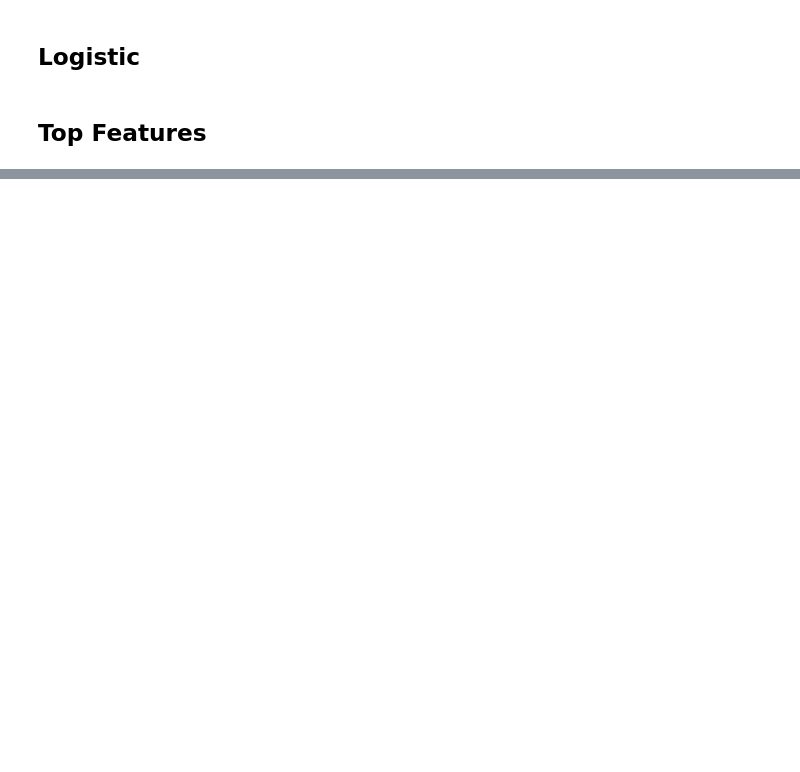
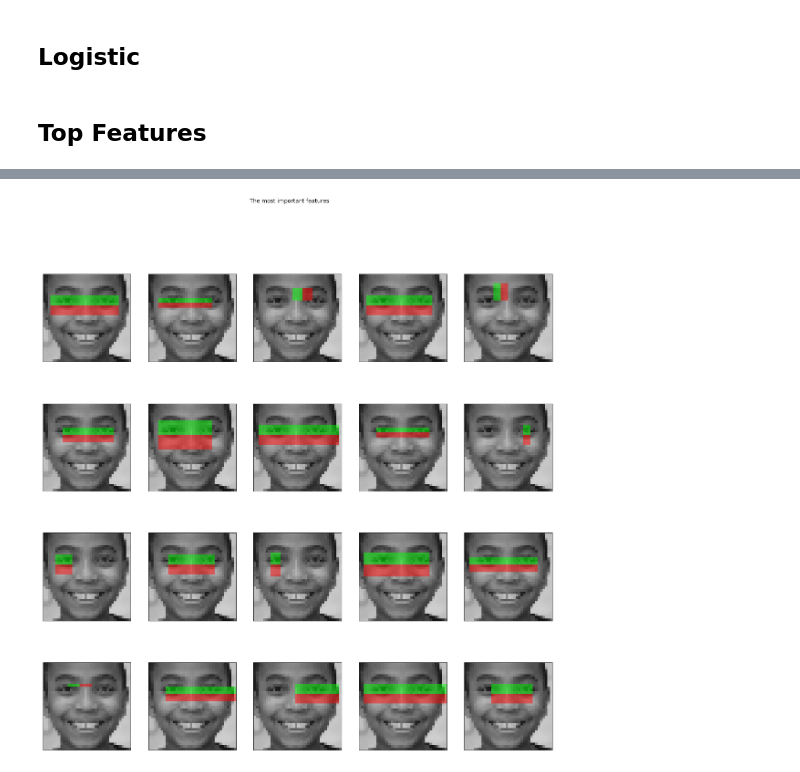
Before and after one commit to mjiang9/cos429project, a Jupyter notebook: Viola-Jones.ipynb, the cells around one changed output, grey strips where cells are left out. Drawn from its saved outputs; the diff is of its cells as text; code cells hidden in the pictures; blank space fills up the shorter version.

```diff
--- a/Viola-Jones.ipynb
+++ b/Viola-Jones.ipynb
@@ -328,7 +326,7 @@ print(rf25.score(X_t,y_t))
 # %%
 # Train a random forest classifier and assess its performance
 rf50 = RandomForestClassifier(n_estimators=1000, max_depth=None,
-                             n_jobs=-1, random_state=0)
+                              max_features=100, n_jobs=-1, random_state=0)
 t_start = time()
 rf50.fit(X50, y)
 time() - t_start
@@ -440,0 +450,4 @@ fig.suptitle('The most important features')
+# %%
+gettop(face_filenames50, rf50)
+# %% [output]
+[figure, added]
```
Also changed, not shown: parts of 23 cells of this notebook.
